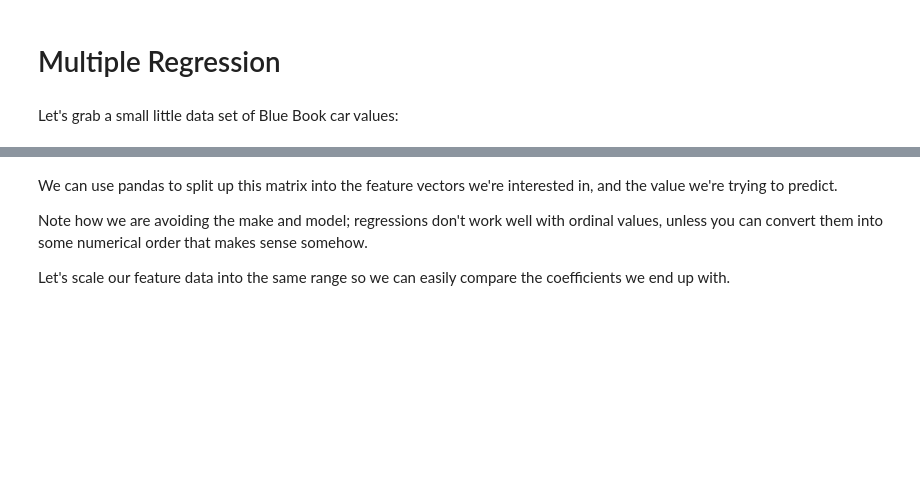
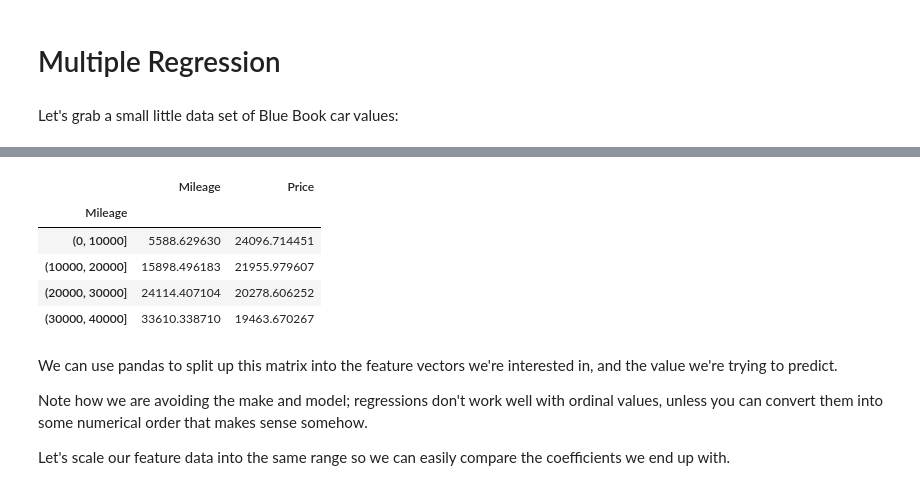
Before and after one commit to austinyuch/mldsdl_sundog, a Jupyter notebook: labs/12_MultipleRegression.ipynb, the cells around one changed output, grey strips where cells are left out. Saved outputs shown, nothing was run; the diff lists cells and outputs as text; code cells hidden in the pictures; blank space fills up the shorter version.

```diff
--- a/labs/12_MultipleRegression.ipynb
+++ b/labs/12_MultipleRegression.ipynb
@@ -30,3 +48,12 @@ Mileage
+# %%
+groups
+# %% [output]
+|  | Mileage | Price |
+| Mileage |  |  |
+| (0, 10000] | 5588.629630 | 24096.714451 |
+| (10000, 20000] | 15898.496183 | 21955.979607 |
+| (20000, 30000] | 24114.407104 | 20278.606252 |
+| (30000, 40000] | 33610.338710 | 19463.670267 |
 # %% [markdown]
 We can use pandas to split up this matrix into the feature vectors we're interested in, and the value we're trying to predict.
 
```
Also changed, not shown: parts of 11 cells of this notebook.
